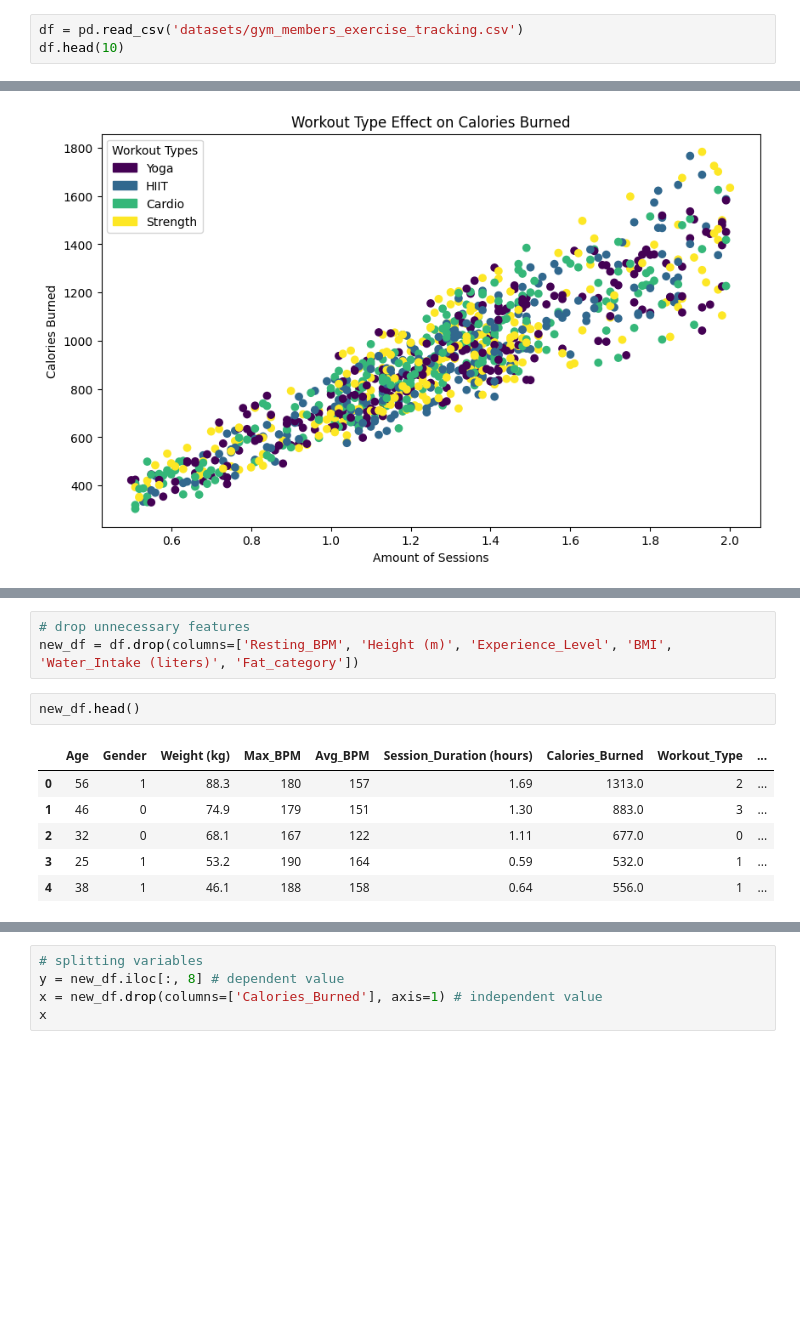
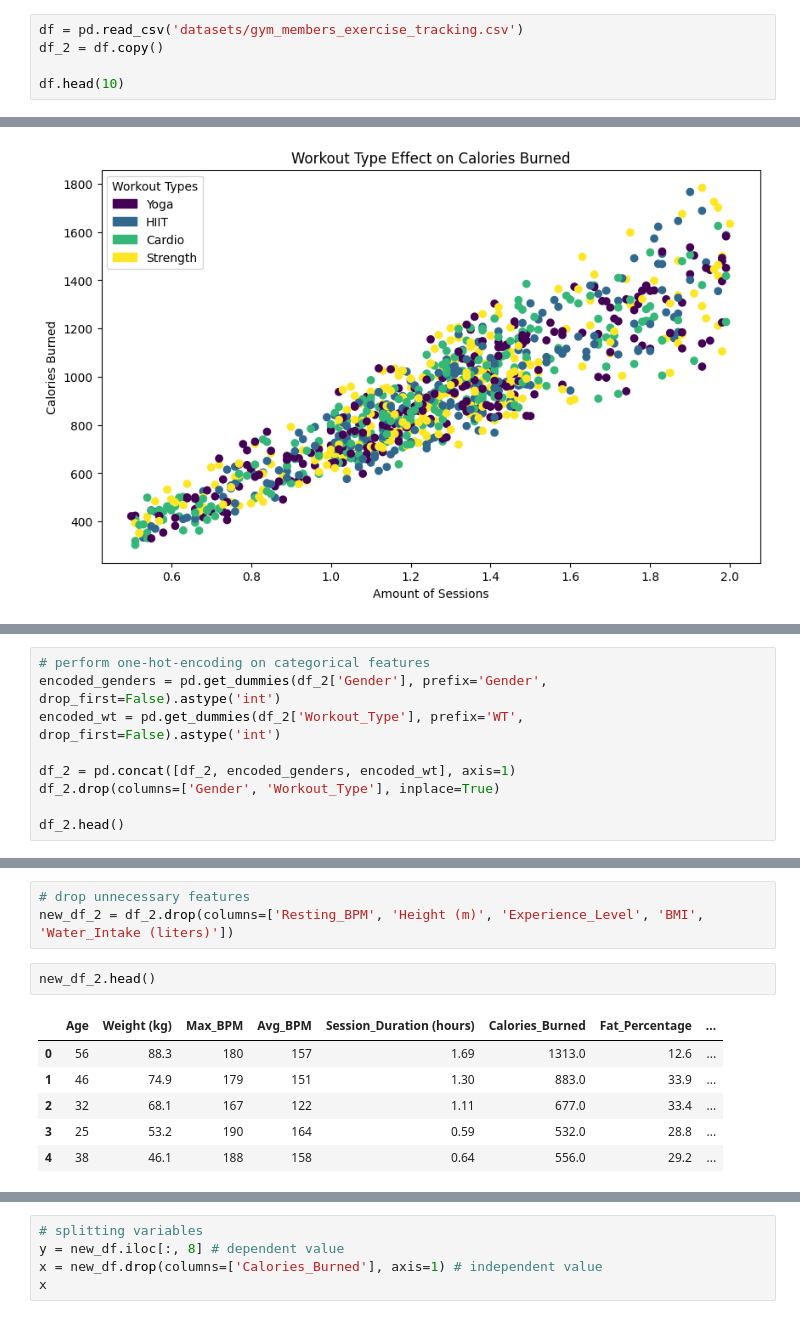
Before and after one commit to HenryGunadi/simple_linear_regression, a Jupyter notebook: main.ipynb, the cells around one changed output, grey strips where cells are left out. Drawn from its saved outputs; the diff is of its cells as text; blank space fills up the shorter version.

```diff
--- a/main.ipynb
+++ b/main.ipynb
@@ -11,5 +11,7 @@ Matplotlib is building the font cache; this may take a moment.
 # %%
 df = pd.read_csv('datasets/gym_members_exercise_tracking.csv')
+df_2 = df.copy()
+
 df.head(10)
 # %% [output]
 |  | Age | Gender | Weight (kg) | Height (m) | Max_BPM | Avg_BPM | Resting_BPM | Session_Duration (hours) | ... |
@@ -279,0 +234,9 @@ df.sample(10)
+# %%
+# perform one-hot-encoding on categorical features
+encoded_genders = pd.get_dummies(df_2['Gender'], prefix='Gender', drop_first=False).astype('int')
+encoded_wt = pd.get_dummies(df_2['Workout_Type'], prefix='WT', drop_first=False).astype('int')
+
+df_2 = pd.concat([df_2, encoded_genders, encoded_wt], axis=1)
+df_2.drop(columns=['Gender', 'Workout_Type'], inplace=True)
+
+df_2.head()
@@ -280,13 +250,13 @@ df.sample(10)
 # %%
 # drop unnecessary features
-new_df = df.drop(columns=['Resting_BPM', 'Height (m)', 'Experience_Level', 'BMI', 'Water_Intake (liters)', 'Fat_category'])
+new_df_2 = df_2.drop(columns=['Resting_BPM', 'Height (m)', 'Experience_Level', 'BMI', 'Water_Intake (liters)'])
 # %%
-new_df.head()
+new_df_2.head()
 # %% [output]
-|  | Age | Gender | Weight (kg) | Max_BPM | Avg_BPM | Session_Duration (hours) | Calories_Burned | Workout_Type | ... |
-| 0 | 56 | 1 | 88.3 | 180 | 157 | 1.69 | 1313.0 | 2 | ... |
-| 1 | 46 | 0 | 74.9 | 179 | 151 | 1.30 | 883.0 | 3 | ... |
-| 2 | 32 | 0 | 68.1 | 167 | 122 | 1.11 | 677.0 | 0 | ... |
-| 3 | 25 | 1 | 53.2 | 190 | 164 | 0.59 | 532.0 | 1 | ... |
-| 4 | 38 | 1 | 46.1 | 188 | 158 | 0.64 | 556.0 | 1 | ... |
+|  | Age | Weight (kg) | Max_BPM | Avg_BPM | Session_Duration (hours) | Calories_Burned | Fat_Percentage | ... |
+| 0 | 56 | 88.3 | 180 | 157 | 1.69 | 1313.0 | 12.6 | ... |
+| 1 | 46 | 74.9 | 179 | 151 | 1.30 | 883.0 | 33.9 | ... |
+| 2 | 32 | 68.1 | 167 | 122 | 1.11 | 677.0 | 33.4 | ... |
+| 3 | 25 | 53.2 | 190 | 164 | 0.59 | 532.0 | 28.8 | ... |
+| 4 | 38 | 46.1 | 188 | 158 | 0.64 | 556.0 | 29.2 | ... |
 # %% [markdown]
```
Also changed, not shown: parts of 16 cells of this notebook.
